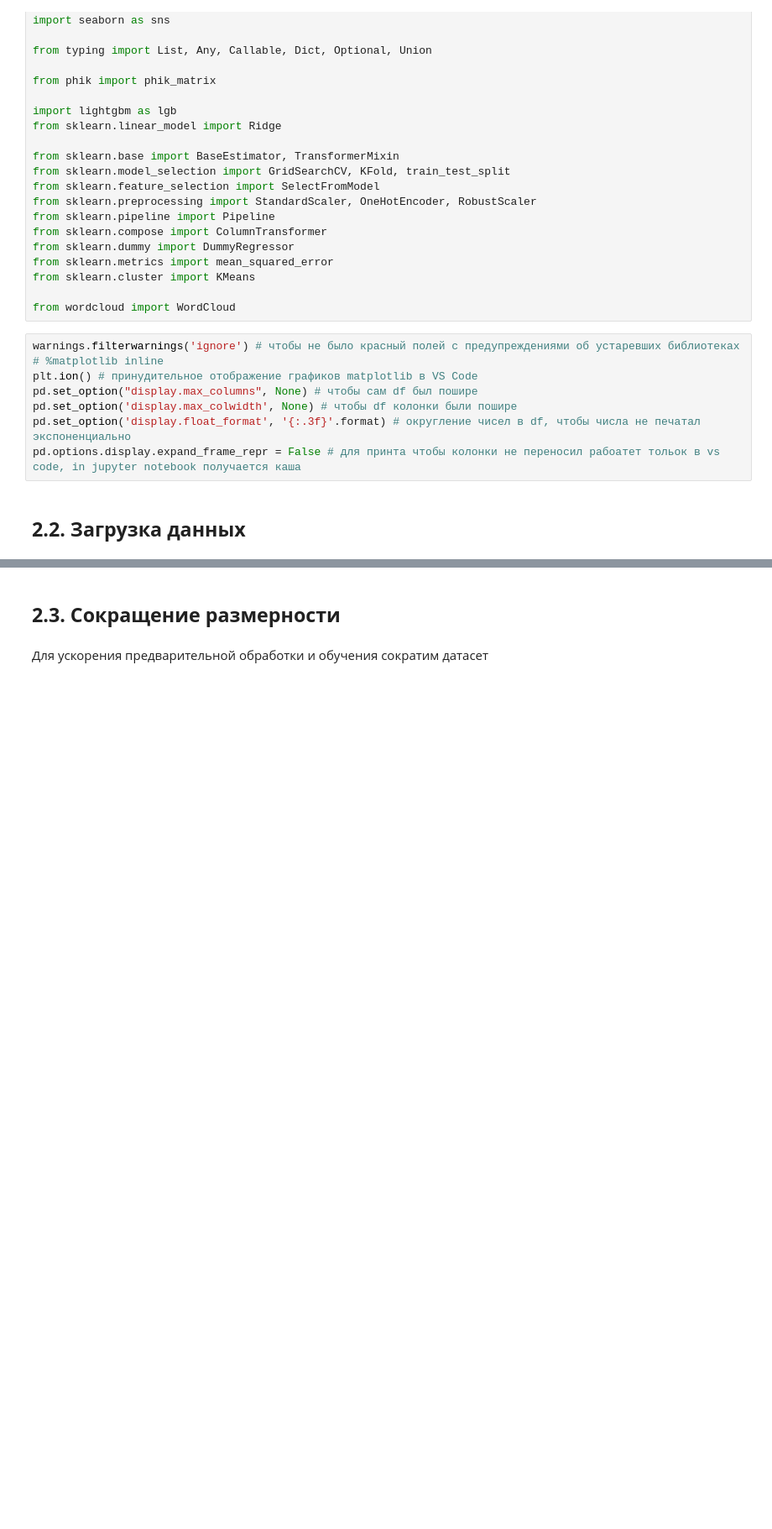
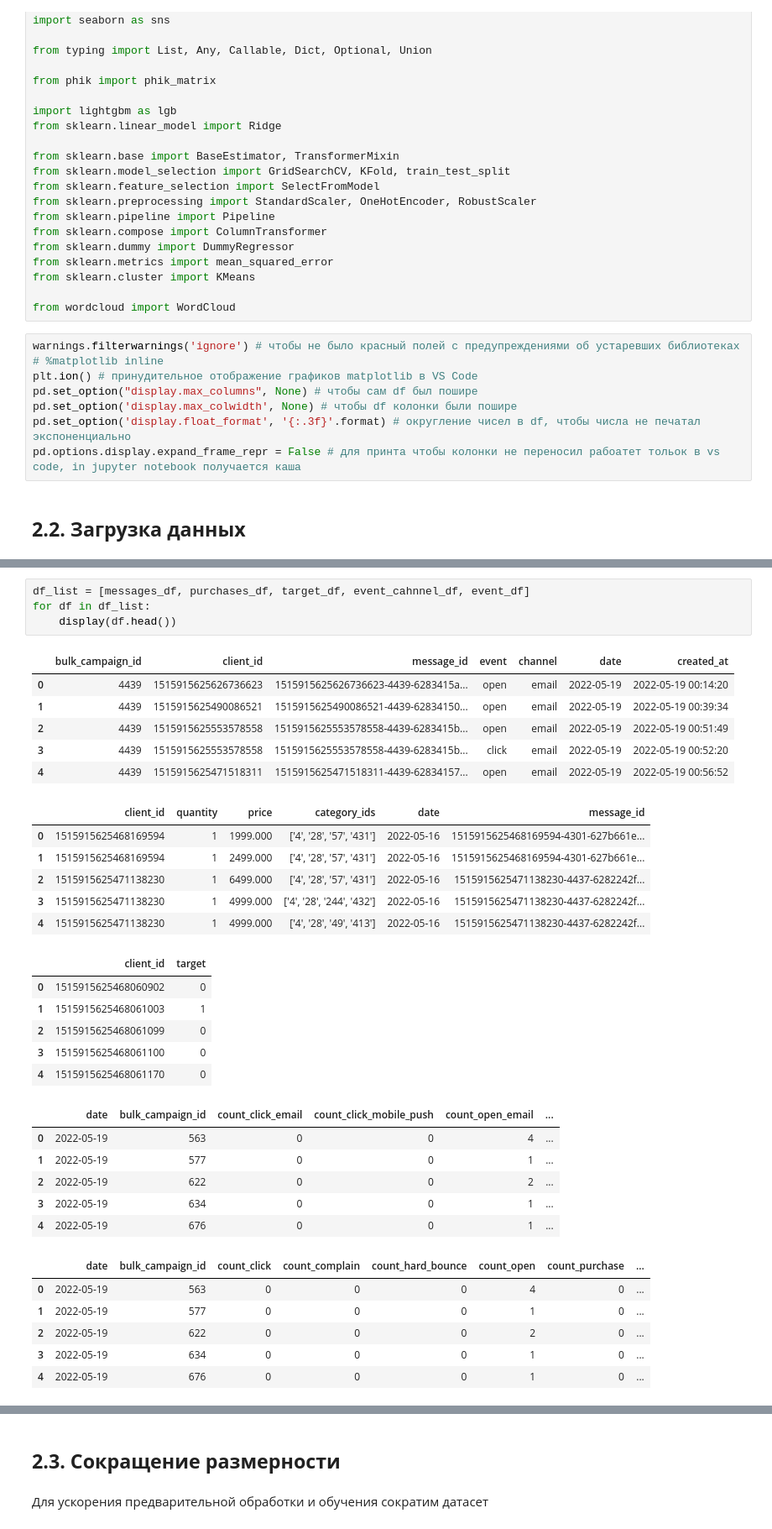
Before and after one commit to azarovdimka/Data_Science, a Jupyter notebook: Machine_Learning/Маркетинг/Маркетинг.ipynb, the cells around one changed output, grey strips where cells are left out. Shown at 84% size. Drawn from its saved outputs; the diff is of its cells as text; blank space fills up the shorter version.

```diff
--- a/Machine_Learning/Маркетинг/Маркетинг.ipynb
+++ b/Machine_Learning/Маркетинг/Маркетинг.ipynb
@@ -160,3 +160,38 @@ except (FileNotFoundError, OSError):
     print("Данные загружены из Интернета")
 # %% [output]
 Данные загружены с домашнего компьютера
+# %%
+df_list = [messages_df, purchases_df, target_df, event_cahnnel_df, event_df]
+for df in df_list:
+    display(df.head())
+# %% [output]
+|  | bulk_campaign_id | client_id | message_id | event | channel | date | created_at |
+| 0 | 4439 | 1515915625626736623 | 1515915625626736623-4439-6283415a... | open | email | 2022-05-19 | 2022-05-19 00:14:20 |
+| 1 | 4439 | 1515915625490086521 | 1515915625490086521-4439-62834150... | open | email | 2022-05-19 | 2022-05-19 00:39:34 |
+| 2 | 4439 | 1515915625553578558 | 1515915625553578558-4439-6283415b... | open | email | 2022-05-19 | 2022-05-19 00:51:49 |
+| 3 | 4439 | 1515915625553578558 | 1515915625553578558-4439-6283415b... | click | email | 2022-05-19 | 2022-05-19 00:52:20 |
+| 4 | 4439 | 1515915625471518311 | 1515915625471518311-4439-62834157... | open | email | 2022-05-19 | 2022-05-19 00:56:52 |
+|  | client_id | quantity | price | category_ids | date | message_id |
+| 0 | 1515915625468169594 | 1 | 1999.000 | ['4', '28', '57', '431'] | 2022-05-16 | 1515915625468169594-4301-627b661e... |
+| 1 | 1515915625468169594 | 1 | 2499.000 | ['4', '28', '57', '431'] | 2022-05-16 | 1515915625468169594-4301-627b661e... |
+| 2 | 1515915625471138230 | 1 | 6499.000 | ['4', '28', '57', '431'] | 2022-05-16 | 1515915625471138230-4437-6282242f... |
+| 3 | 1515915625471138230 | 1 | 4999.000 | ['4', '28', '244', '432'] | 2022-05-16 | 1515915625471138230-4437-6282242f... |
+| 4 | 1515915625471138230 | 1 | 4999.000 | ['4', '28', '49', '413'] | 2022-05-16 | 1515915625471138230-4437-6282242f... |
+|  | client_id | target |
+| 0 | 1515915625468060902 | 0 |
+| 1 | 1515915625468061003 | 1 |
+| 2 | 1515915625468061099 | 0 |
+| 3 | 1515915625468061100 | 0 |
+| 4 | 1515915625468061170 | 0 |
+|  | date | bulk_campaign_id | count_click_email | count_click_mobile_push | count_open_email | ... |
+| 0 | 2022-05-19 | 563 | 0 | 0 | 4 | ... |
+| 1 | 2022-05-19 | 577 | 0 | 0 | 1 | ... |
+| 2 | 2022-05-19 | 622 | 0 | 0 | 2 | ... |
+| 3 | 2022-05-19 | 634 | 0 | 0 | 1 | ... |
+| 4 | 2022-05-19 | 676 | 0 | 0 | 1 | ... |
+|  | date | bulk_campaign_id | count_click | count_complain | count_hard_bounce | count_open | count_purchase | ... |
+| 0 | 2022-05-19 | 563 | 0 | 0 | 0 | 4 | 0 | ... |
+| 1 | 2022-05-19 | 577 | 0 | 0 | 0 | 1 | 0 | ... |
+| 2 | 2022-05-19 | 622 | 0 | 0 | 0 | 2 | 0 | ... |
+| 3 | 2022-05-19 | 634 | 0 | 0 | 0 | 1 | 0 | ... |
+| 4 | 2022-05-19 | 676 | 0 | 0 | 0 | 1 | 0 | ... |
```
Also changed, not shown: parts of 8 cells of this notebook.
